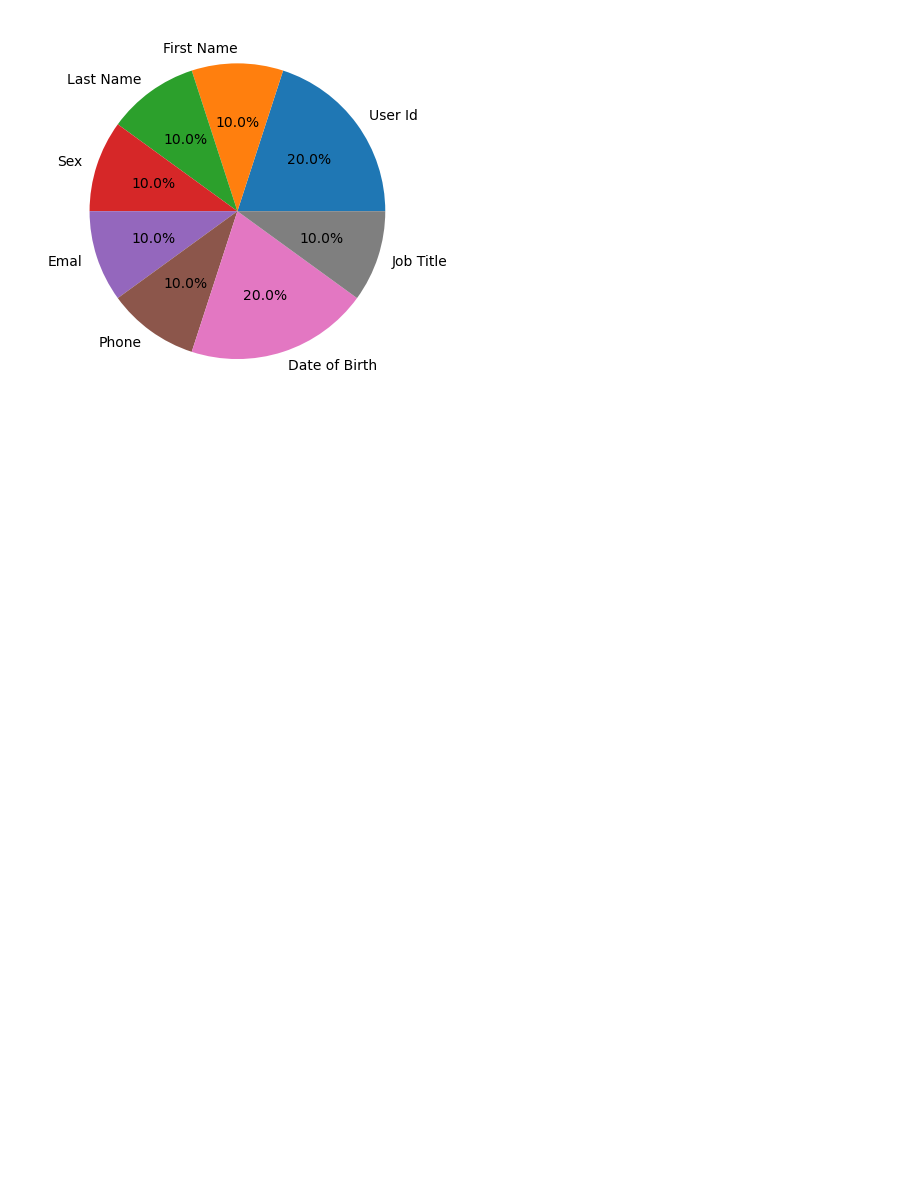
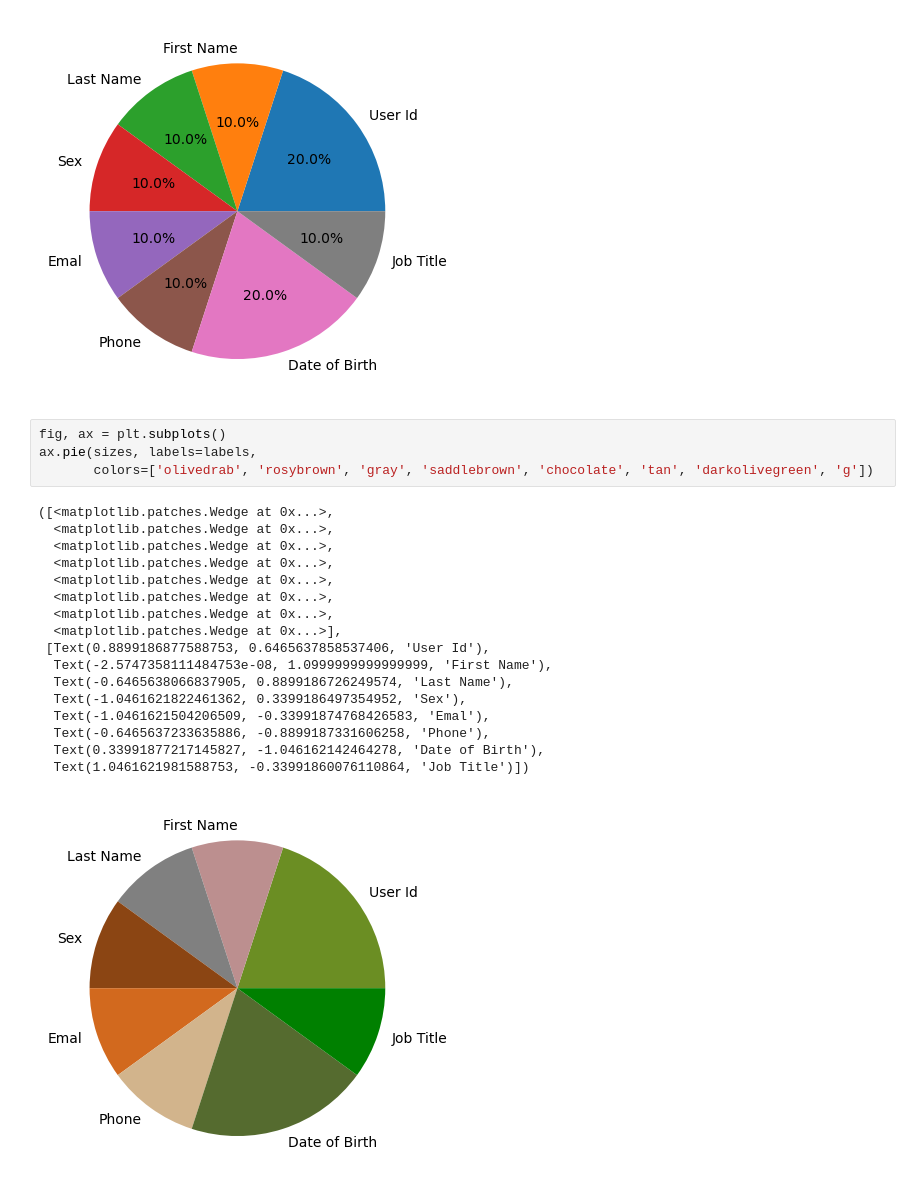
Before and after one commit to h2ohugol/PFDA-assignments, a Jupyter notebook: assignment03-pie.ipynb, the cells around one changed output. Drawn from its saved outputs; the diff is of its cells as text; blank space fills up the shorter version.

```diff
--- a/assignment03-pie.ipynb
+++ b/assignment03-pie.ipynb
@@ -148,3 +149,25 @@ ax.pie(sizes, labels=labels, autopct='%1.1f%%')
   Text(0.18541023936624995, -0.5706338958896061, '20.0%'),
   Text(0.5706339262684774, -0.18541014586969562, '10.0%')])
 [figure]
+# %%
+fig, ax = plt.subplots()
+ax.pie(sizes, labels=labels,
+       colors=['olivedrab', 'rosybrown', 'gray', 'saddlebrown', 'chocolate', 'tan', 'darkolivegreen', 'g'])
+# %% [output]
+([<matplotlib.patches.Wedge at 0x...>,
+  <matplotlib.patches.Wedge at 0x...>,
+  <matplotlib.patches.Wedge at 0x...>,
+  <matplotlib.patches.Wedge at 0x...>,
+  <matplotlib.patches.Wedge at 0x...>,
+  <matplotlib.patches.Wedge at 0x...>,
+  <matplotlib.patches.Wedge at 0x...>,
+  <matplotlib.patches.Wedge at 0x...>],
+ [Text(0.8899186877588753, 0.6465637858537406, 'User Id'),
+  Text(-2.5747358111484753e-08, 1.0999999999999999, 'First Name'),
+  Text(-0.6465638066837905, 0.8899186726249574, 'Last Name'),
+  Text(-1.0461621822461362, 0.3399186497354952, 'Sex'),
+  Text(-1.0461621504206509, -0.33991874768426583, 'Emal'),
+  Text(-0.6465637233635886, -0.8899187331606258, 'Phone'),
+  Text(0.33991877217145827, -1.046162142464278, 'Date of Birth'),
+  Text(1.0461621981588753, -0.33991860076110864, 'Job Title')])
+[figure, added]
```
Also changed, not shown: parts of 4 cells of this notebook.
